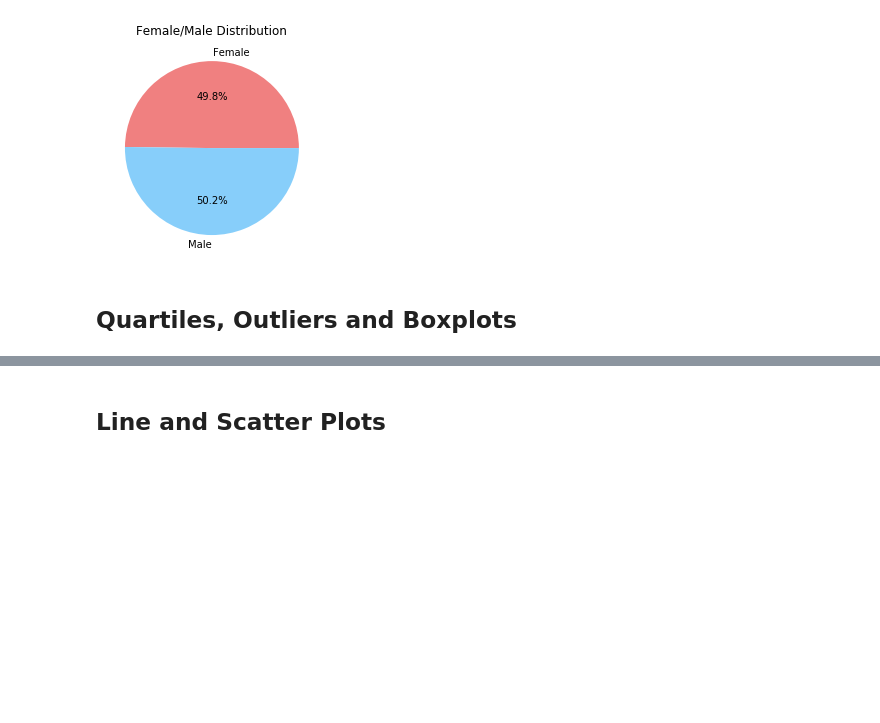
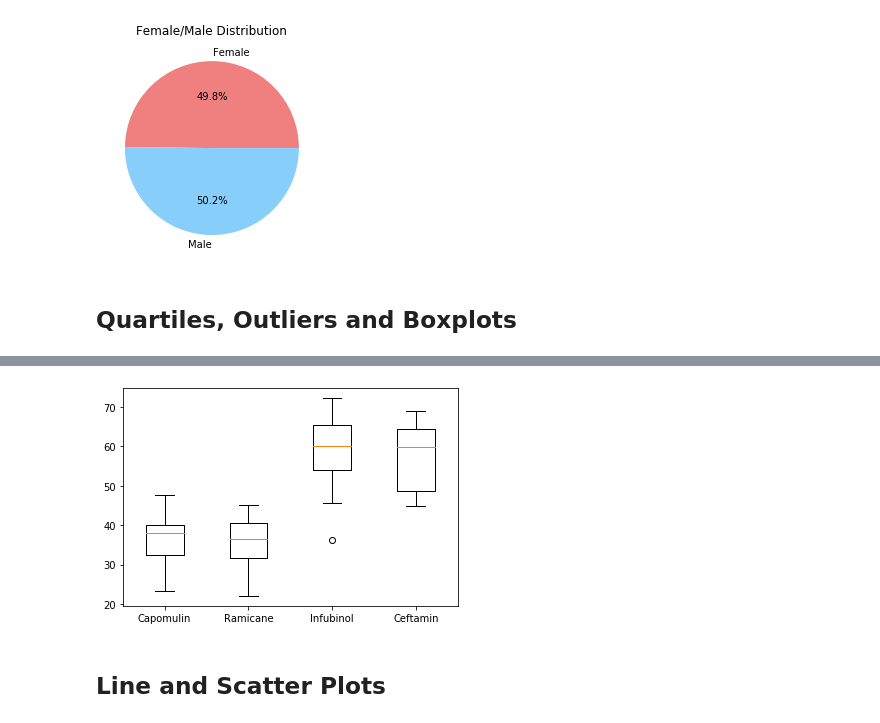
Before and after one commit to Phillips4100/The-Power-of-Plots-Homework, a Jupyter notebook: Pymaceuticals/pymaceuticals_starter.ipynb, the cells around one changed output, grey strips where cells are left out. Saved outputs shown, nothing was run; the diff lists cells and outputs as text; code cells hidden in the pictures; blank space fills up the shorter version.

```diff
--- a/Pymaceuticals/pymaceuticals_starter.ipynb
+++ b/Pymaceuticals/pymaceuticals_starter.ipynb
@@ -241,5 +287,14 @@ print (filtered_df)
 # %%
 # Generate a box plot of the final tumor volume of each mouse across four regimens of interest
+final_df = regimen_df.reset_index()
+reg_plot = final_df.groupby('Drug_Regimen')['tumor_volume_mm3'].apply(list)
+reg_plot_df = pd.DataFrame(tumor_lists)
+reg_plot_df = reg_plot_df.reindex(subsets)
+tumor_vols = [vol for vol in tumor_list_df['tumor_volume_mm3']]
+plt.boxplot(tumor_vols, labels=subsets)
+plt.show()
+# %% [output]
+[figure, added]
 # %% [markdown]
 ## Line and Scatter Plots
 # %%
```
Also changed, not shown: parts of 7 cells of this notebook.
